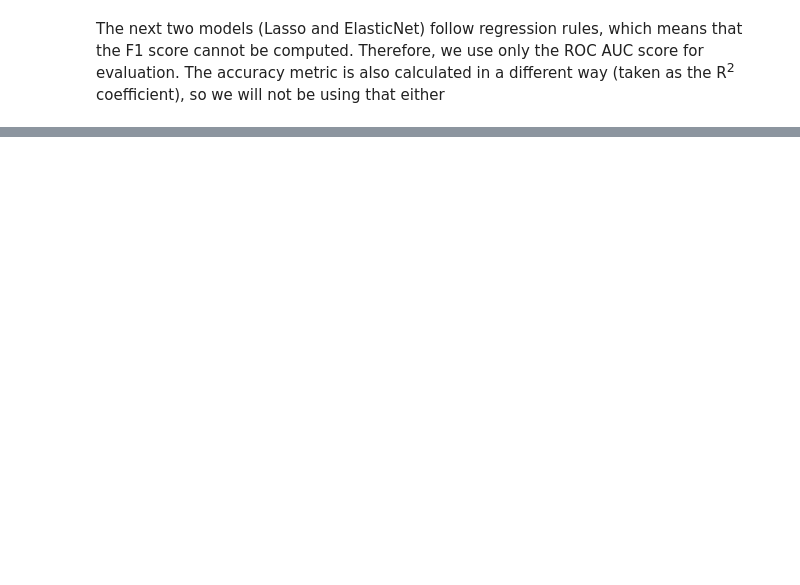
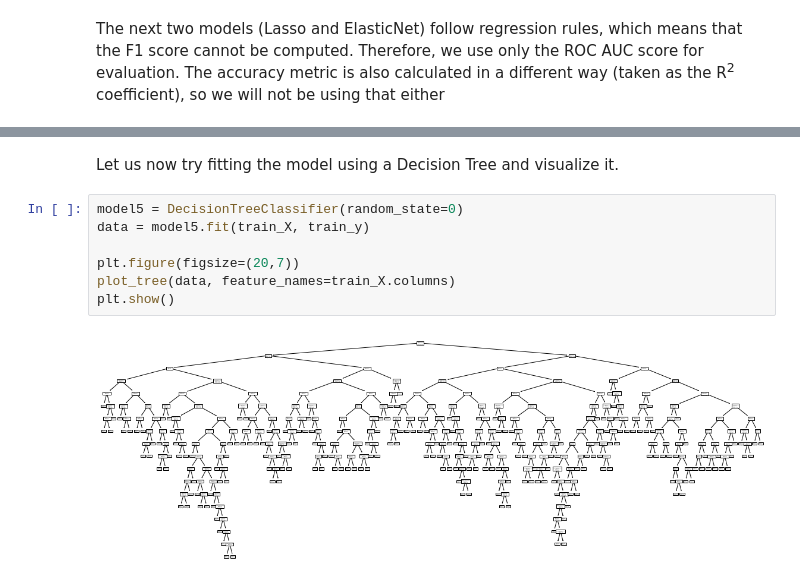
Before and after one commit to nishant-nayak/nba-prediction, a Jupyter notebook: data_modelling.ipynb, the cells around one changed output, grey strips where cells are left out. Drawn from its saved outputs; the diff is of its cells as text; blank space fills up the shorter version.

```diff
--- a/data_modelling.ipynb
+++ b/data_modelling.ipynb
@@ -153,0 +156,11 @@ ROC Score: 0.9976170281513793.
+# %% [markdown]
+Let us now try fitting the model using a Decision Tree and visualize it.
+# %%
+model5 = DecisionTreeClassifier(random_state=0)
+data = model5.fit(train_X, train_y)
+
+plt.figure(figsize=(20,7))
+plot_tree(data, feature_names=train_X.columns)
+plt.show()
+# %% [output]
+[figure, added]
```
Also changed, not shown: parts of 6 cells of this notebook, 2 other files.
